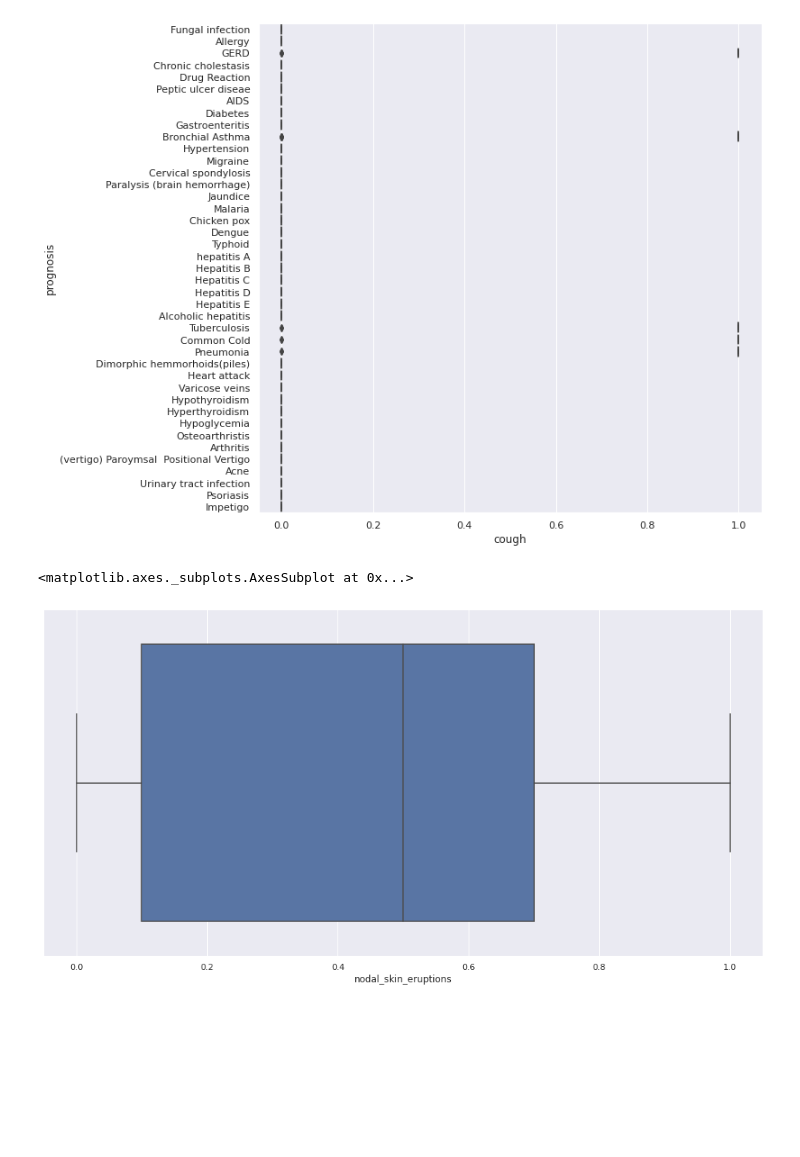
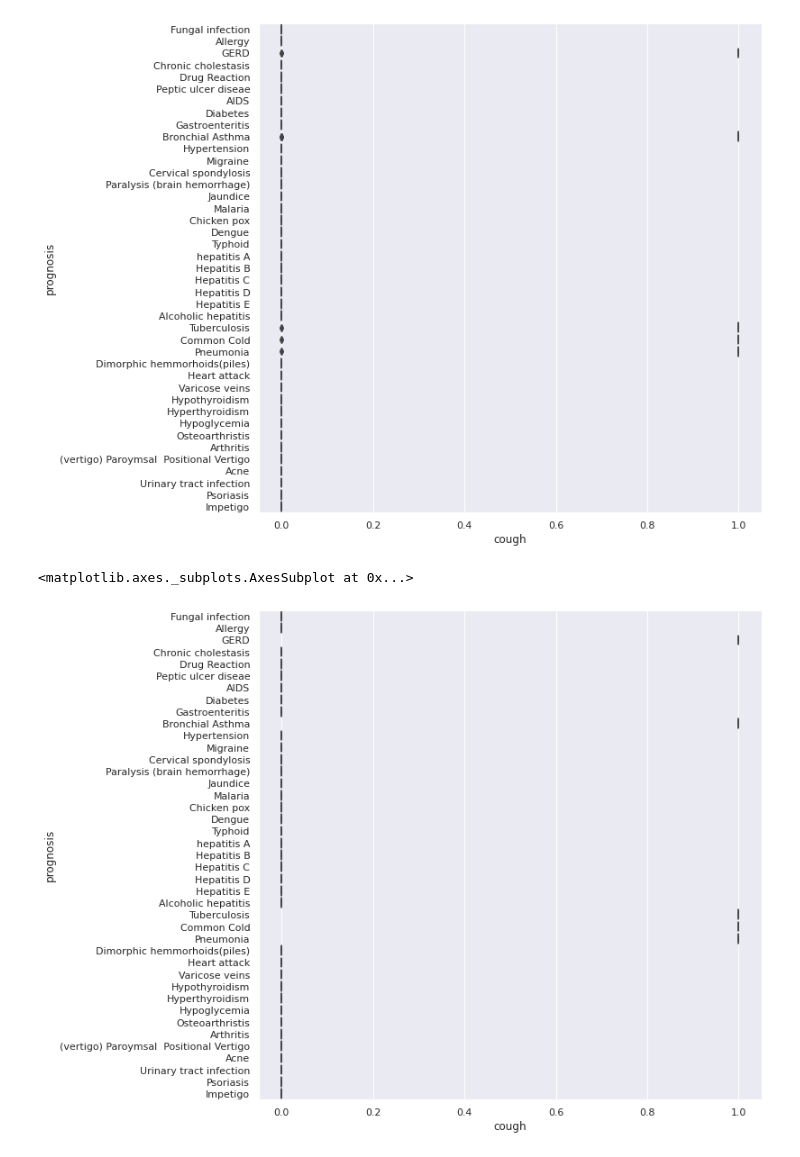
Before and after one commit to shreythapar/ML_Dataset, a Jupyter notebook: ML_Lab2.ipynb, the cells around one changed output. Cells and saved outputs as stored; diff of their text form; code cells hidden in the pictures; blank space fills up the shorter version.

```diff
--- a/ML_Lab2.ipynb
+++ b/ML_Lab2.ipynb
@@ -45,11 +45,12 @@ sns.boxplot(x = df2['cough'], y = df2['prognosis'])
 # %% [output]
 <matplotlib.axes._subplots.AxesSubplot at 0x...>
 [figure]
-# %%
-sns.boxplot(x=df2['nodal_skin_eruptions'])
-# %% [output]
-<matplotlib.axes._subplots.AxesSubplot at 0x...>
-[figure, removed]
+# %%
+plt.figure(figsize = (10, 10))
+sns.boxplot(x = df2['cough'], y = df2['prognosis'], showfliers = False)
+# %% [output]
+<matplotlib.axes._subplots.AxesSubplot at 0x...>
+[figure, added]
 # %%
 sns.boxplot(x=df2['joint_pain'])
 # %% [output]
```
Also changed, not shown: parts of 4 cells of this notebook.
